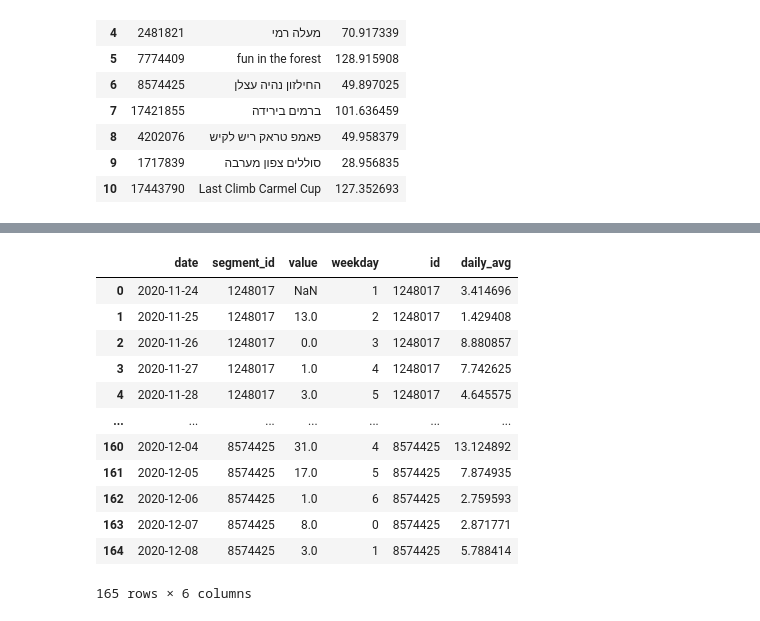
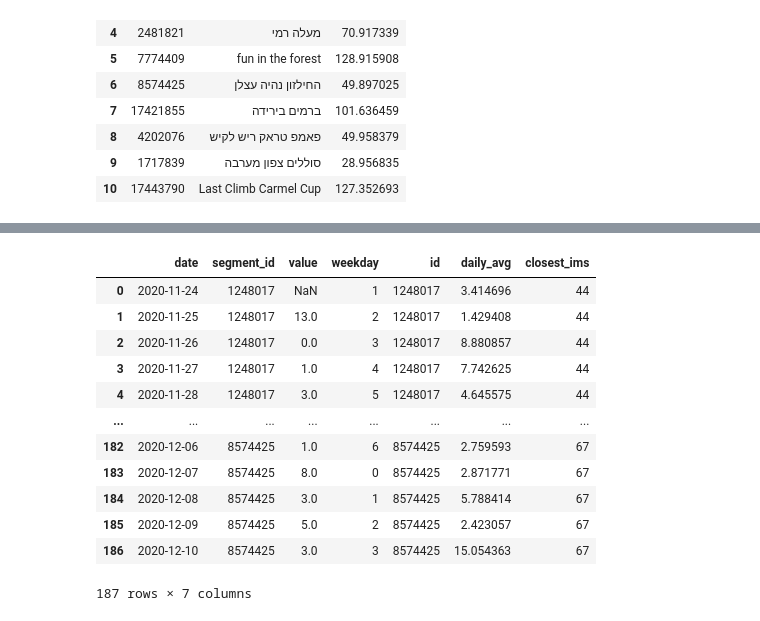
Before and after one commit to dpelleg/notebooks, a Jupyter notebook: mudguard/stats_nb.ipynb, the cells around one changed output, grey strips where cells are left out. Saved outputs shown, nothing was run; the diff lists cells and outputs as text; code cells hidden in the pictures.

```diff
--- a/mudguard/stats_nb.ipynb
+++ b/mudguard/stats_nb.ipynb
@@ -40,4 +41,18 @@ rl_['date'] = pd.to_datetime(rl_['time_retrieved'], unit='s').dt.date
 data/ridelogs/segments-20201124.json
 data/ridelogs/202012.json
 data/ridelogs/202011.json
+# %%
+# Add closest climate station
+
+#TODO: cache the result and store back in segments file
+from stations import closest_station
+
+def find_closest(x):
+    xl = list(map(float, x.strip('][').split(', ')))
+    return(closest_station(xl[0], xl[1]))
+
+#md_meta.drop(columns='closest', inplace=True)
+md['closest_ims'] = None
+# fill closest station
+md['closest_ims'] = md.apply(lambda r : find_closest(r['start_latlng']) if pd.isnull(r['closest_ims']) else r['closest'], axis=1)
 # %%
@@ -136,35 +132,35 @@ daily
 # %%
 # add the daily average in each segment
 
 # first, convert the table to long format
 all_segs = daily.columns
 d2 = daily.reset_index()
 d3 = d2.melt(id_vars = 'index', value_vars=all_segs)
 
 d4 = d3.rename(columns = {'index' : 'date'})
 d4['weekday'] = d4['date'].dt.weekday
 
 #print(d4.dtypes)
 #print(md.dtypes)
 # tack on the daily averages
-md_short = md[['id', 'weekday', 'daily_avg']]
+md_short = md[['id', 'weekday', 'daily_avg', 'closest_ims']]
 d5 = d4.merge(md_short, how='left', left_on=['segment_id', 'weekday'], right_on=['id','weekday'])
 
 d5
 # %% [output]
-|  | date | segment_id | value | weekday | id | daily_avg |
-| 0 | 2020-11-24 | 1248017 | NaN | 1 | 1248017 | 3.414696 |
-| 1 | 2020-11-25 | 1248017 | 13.0 | 2 | 1248017 | 1.429408 |
-| 2 | 2020-11-26 | 1248017 | 0.0 | 3 | 1248017 | 8.880857 |
-| 3 | 2020-11-27 | 1248017 | 1.0 | 4 | 1248017 | 7.742625 |
-| 4 | 2020-11-28 | 1248017 | 3.0 | 5 | 1248017 | 4.645575 |
-| ... | ... | ... | ... | ... | ... | ... |
-| 160 | 2020-12-04 | 8574425 | 31.0 | 4 | 8574425 | 13.124892 |
-| 161 | 2020-12-05 | 8574425 | 17.0 | 5 | 8574425 | 7.874935 |
-| 162 | 2020-12-06 | 8574425 | 1.0 | 6 | 8574425 | 2.759593 |
-| 163 | 2020-12-07 | 8574425 | 8.0 | 0 | 8574425 | 2.871771 |
-| 164 | 2020-12-08 | 8574425 | 3.0 | 1 | 8574425 | 5.788414 |
+|  | date | segment_id | value | weekday | id | daily_avg | closest_ims |
+| 0 | 2020-11-24 | 1248017 | NaN | 1 | 1248017 | 3.414696 | 44 |
+| 1 | 2020-11-25 | 1248017 | 13.0 | 2 | 1248017 | 1.429408 | 44 |
+| 2 | 2020-11-26 | 1248017 | 0.0 | 3 | 1248017 | 8.880857 | 44 |
+| 3 | 2020-11-27 | 1248017 | 1.0 | 4 | 1248017 | 7.742625 | 44 |
+| 4 | 2020-11-28 | 1248017 | 3.0 | 5 | 1248017 | 4.645575 | 44 |
+| ... | ... | ... | ... | ... | ... | ... | ... |
+| 182 | 2020-12-06 | 8574425 | 1.0 | 6 | 8574425 | 2.759593 | 67 |
+| 183 | 2020-12-07 | 8574425 | 8.0 | 0 | 8574425 | 2.871771 | 67 |
+| 184 | 2020-12-08 | 8574425 | 3.0 | 1 | 8574425 | 5.788414 | 67 |
+| 185 | 2020-12-09 | 8574425 | 5.0 | 2 | 8574425 | 2.423057 | 67 |
+| 186 | 2020-12-10 | 8574425 | 3.0 | 3 | 8574425 | 15.054363 | 67 |
-165 rows × 6 columns
+187 rows × 7 columns
 # %%
 
 # compute usage relative to the daily average
```
Also changed, not shown: parts of 9 cells of this notebook, 5 other files.
